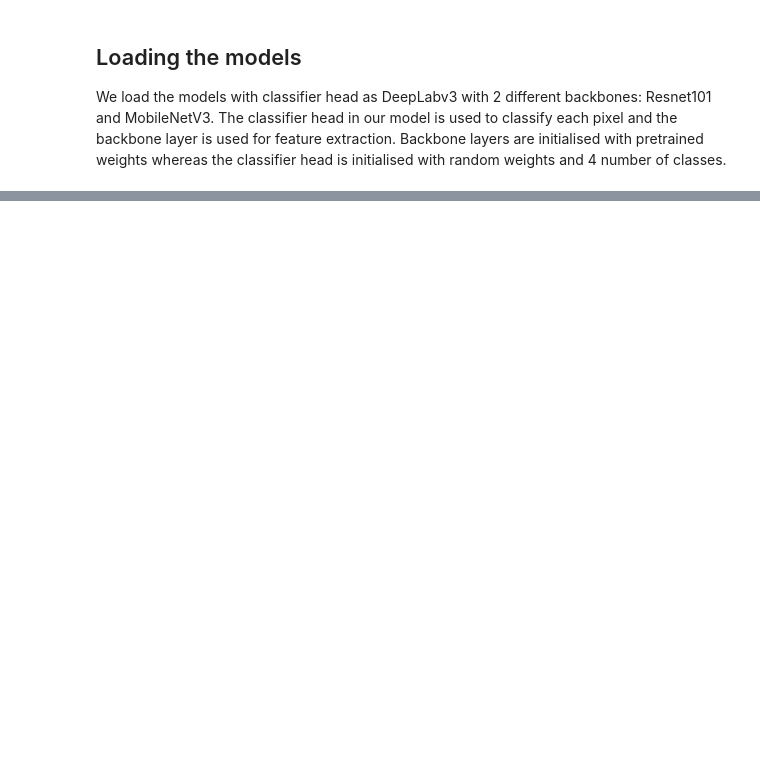
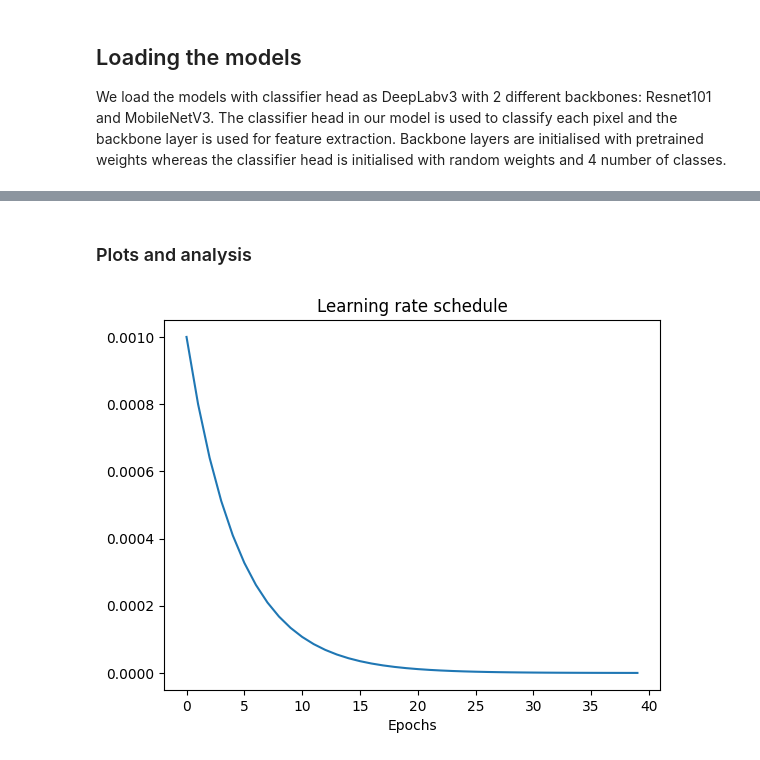
Before and after one commit to NamanChhibbar/BM5020-Project, a Jupyter notebook: main.ipynb, the cells around one changed output, grey strips where cells are left out. Saved outputs shown, nothing was run; the diff lists cells and outputs as text; code cells hidden in the pictures; blank space fills up the shorter version.

```diff
--- a/main.ipynb
+++ b/main.ipynb
@@ -40,0 +55,5 @@ batched_files
+# %%
+batch_size = 8
+batched_train = batch_data(train_files, batch_size)
+
+print(f"Number of batches: {len(batched_train)}")
@@ -45,17 +66,17 @@ We load the models with classifier head as DeepLabv3 with 2 different backbones:
 # %%
 device = get_device()
 # %%
-classes = 4
+num_classes = len(classes)
 
 deeplabv3_weights = models.segmentation.DeepLabV3_ResNet101_Weights.COCO_WITH_VOC_LABELS_V1
 resnet101_weights = models.ResNet101_Weights.IMAGENET1K_V2
 mobilenetv3_weights = models.mobilenet.MobileNet_V3_Large_Weights.IMAGENET1K_V2
 
 deeplabv3_resnet101 = models.segmentation.deeplabv3.deeplabv3_resnet101(
-    num_classes=classes, weights_backbone=resnet101_weights
+    num_classes=num_classes, weights_backbone=resnet101_weights
 ).to(device)
 deeplabv3_mobilenetv3 = models.segmentation.deeplabv3.deeplabv3_mobilenet_v3_large(
-    num_classes=classes, weights_backbone=mobilenetv3_weights
+    num_classes=num_classes, weights_backbone=mobilenetv3_weights
 ).to(device)
 # %%
 deeplabv3_resnet101
@@ -63,0 +121,3 @@ deeplabv3_mobilenetv3
+# %%
+# Choose the model to train
+model = deeplabv3_mobilenetv3
@@ -66,8 +128,8 @@ deeplabv3_mobilenetv3
 
 We use the Adam optimizer with exponential scheduling. $\gamma$ in our scheduler is the factor multiplied after each step of the scheduler (which is taken after every epoch). Hence, the learning rate at $i\text{th}$ epoch will be $\text{initial\_lr} * \gamma^i$.
 # %%
-initial_lr = 1e-2
-optimizer = torch.optim.Adam(deeplabv3_mobilenetv3.parameters(), lr=initial_lr)
+initial_lr = 1e-3
+optimizer = torch.optim.Adam(model.parameters(), lr=initial_lr)
 
 gamma = 0.8
 scheduler = torch.optim.lr_scheduler.ExponentialLR(optimizer, gamma=gamma)
@@ -73,0 +210,10 @@ scheduler = torch.optim.lr_scheduler.ExponentialLR(optimizer, gamma=gamma)
+# %% [markdown]
+### Plots and analysis
+# %%
+# Plot learning rate schedule
+plt.plot(lr_vals)
+plt.xlabel("Epochs")
+plt.title("Learning rate schedule")
+plt.show()
+# %% [output]
+[figure, added]
```
Also changed, not shown: parts of 26 cells of this notebook, 7 other files.
